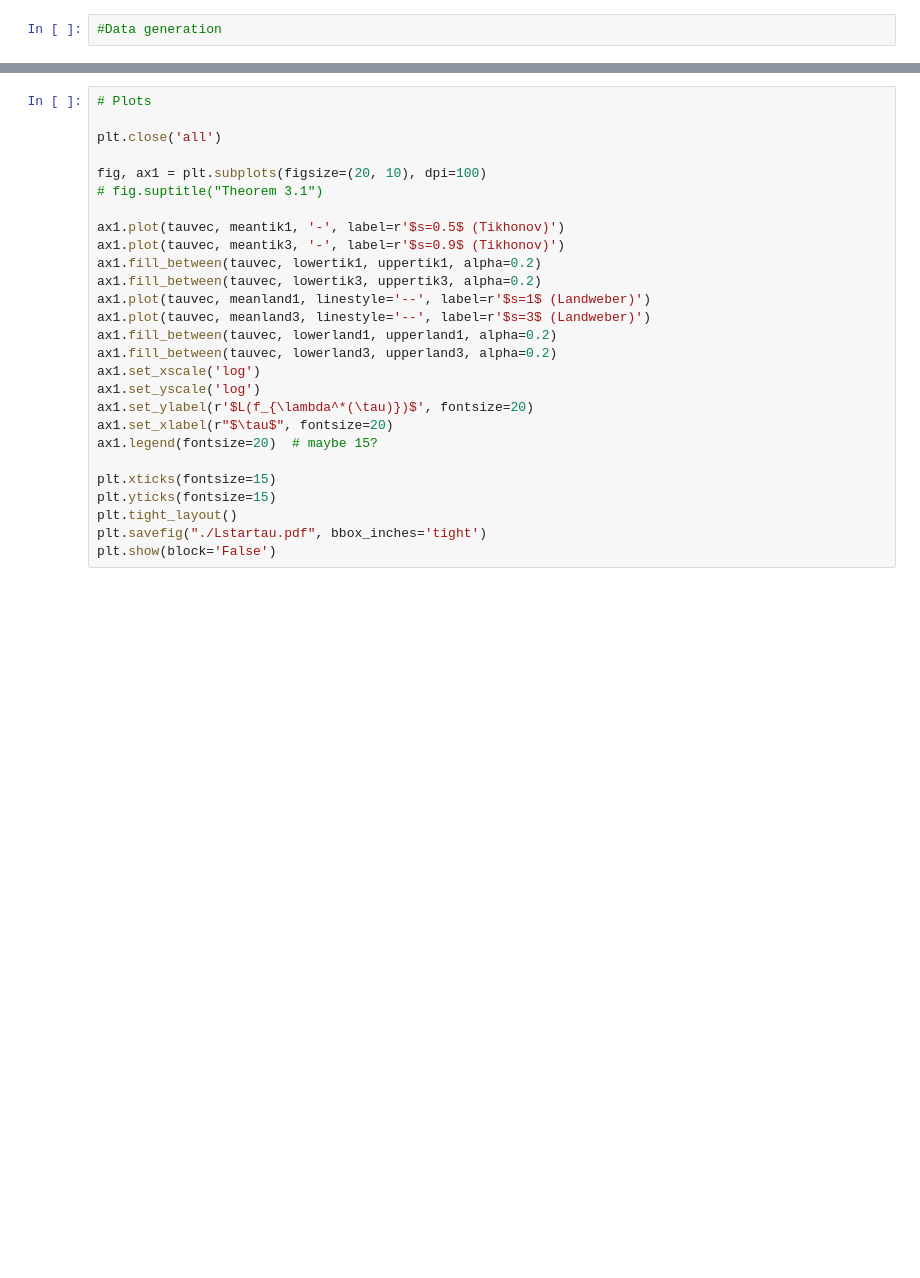
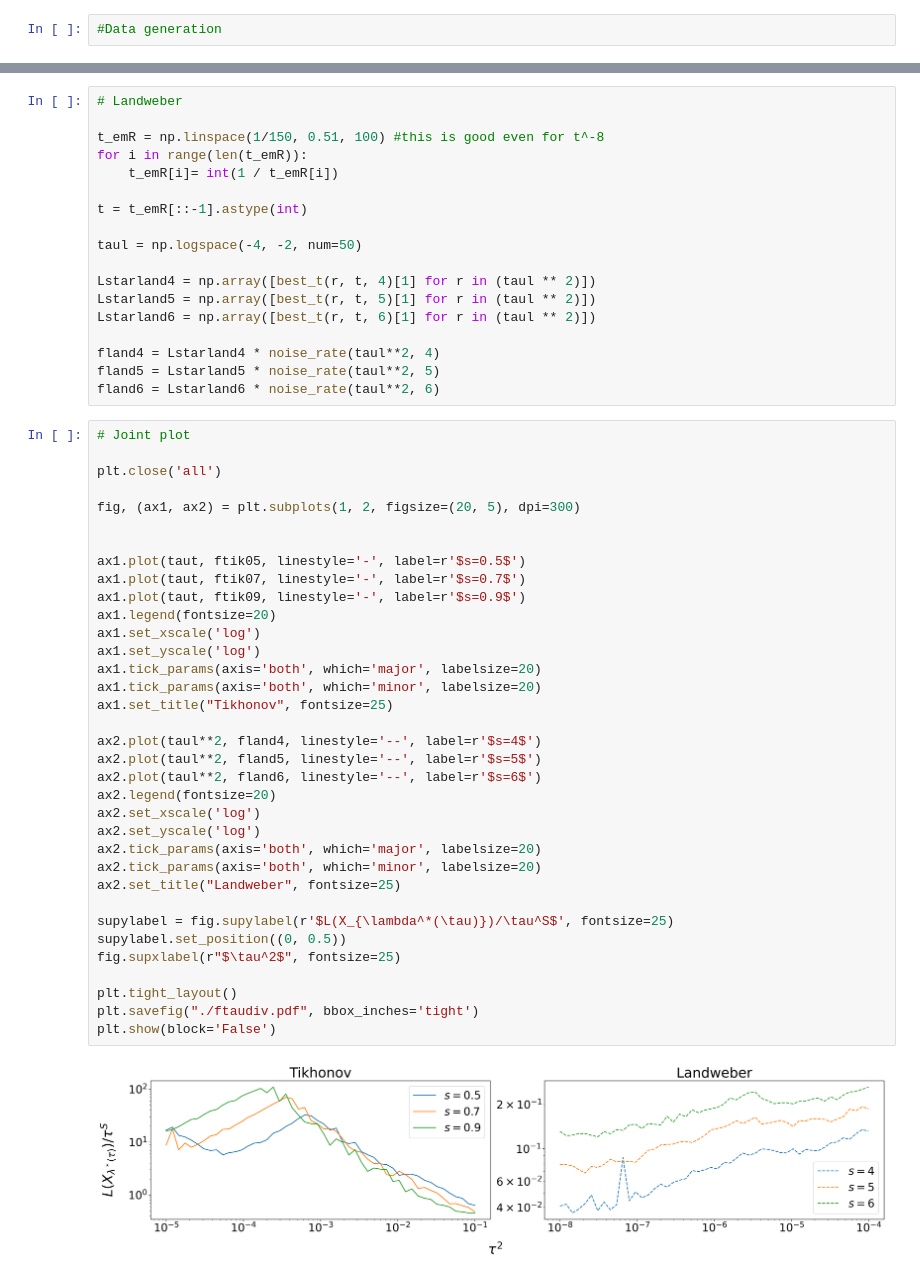
Before and after one commit to TraDE-OPT/Supervised-Learning-for-Inverse-Problems, a Jupyter notebook: spectral.ipynb, the cells around one changed output, grey strips where cells are left out. Saved outputs shown, nothing was run; the diff lists cells and outputs as text; blank space fills up the shorter version.

```diff
--- a/spectral.ipynb
+++ b/spectral.ipynb
@@ -315,27 +260,55 @@ upperland3 = np.quantile(Lstarland3, 0.95, axis=1)
+# %%
+# Landweber
+
+t_emR = np.linspace(1/150, 0.51, 100) #this is good even for t^-8
+for i in range(len(t_emR)):
+    t_emR[i]= int(1 / t_emR[i])
+
+t = t_emR[::-1].astype(int)
+
+taul = np.logspace(-4, -2, num=50)
+
+Lstarland4 = np.array([best_t(r, t, 4)[1] for r in (taul ** 2)])
+Lstarland5 = np.array([best_t(r, t, 5)[1] for r in (taul ** 2)])
+Lstarland6 = np.array([best_t(r, t, 6)[1] for r in (taul ** 2)])
+
+fland4 = Lstarland4 * noise_rate(taul**2, 4)
+fland5 = Lstarland5 * noise_rate(taul**2, 5)
+fland6 = Lstarland6 * noise_rate(taul**2, 6)
 # %%
-# Plots
+# Joint plot
 
 plt.close('all')
 
-fig, ax1 = plt.subplots(figsize=(20, 10), dpi=100)
-# fig.suptitle("Theorem 3.1")
+fig, (ax1, ax2) = plt.subplots(1, 2, figsize=(20, 5), dpi=300)
 
-ax1.plot(tauvec, meantik1, '-', label=r'$s=0.5$ (Tikhonov)')
-ax1.plot(tauvec, meantik3, '-', label=r'$s=0.9$ (Tikhonov)')
-ax1.fill_between(tauvec, lowertik1, uppertik1, alpha=0.2)
-ax1.fill_between(tauvec, lowertik3, uppertik3, alpha=0.2)
-ax1.plot(tauvec, meanland1, linestyle='--', label=r'$s=1$ (Landweber)')
-ax1.plot(tauvec, meanland3, linestyle='--', label=r'$s=3$ (Landweber)')
-ax1.fill_between(tauvec, lowerland1, upperland1, alpha=0.2)
-ax1.fill_between(tauvec, lowerland3, upperland3, alpha=0.2)
+
+ax1.plot(taut, ftik05, linestyle='-', label=r'$s=0.5$')
+ax1.plot(taut, ftik07, linestyle='-', label=r'$s=0.7$')
+ax1.plot(taut, ftik09, linestyle='-', label=r'$s=0.9$')
+ax1.legend(fontsize=20)
 ax1.set_xscale('log')
 ax1.set_yscale('log')
-ax1.set_ylabel(r'$L(f_{\lambda^*(\tau)})$', fontsize=20)
-ax1.set_xlabel(r"$\tau$", fontsize=20)
-ax1.legend(fontsize=20)  # maybe 15?
+ax1.tick_params(axis='both', which='major', labelsize=20)
+ax1.tick_params(axis='both', which='minor', labelsize=20)
+ax1.set_title("Tikhonov", fontsize=25)
 
-plt.xticks(fontsize=15)
-plt.yticks(fontsize=15)
+ax2.plot(taul**2, fland4, linestyle='--', label=r'$s=4$')
+ax2.plot(taul**2, fland5, linestyle='--', label=r'$s=5$')
+ax2.plot(taul**2, fland6, linestyle='--', label=r'$s=6$')
+ax2.legend(fontsize=20)
+ax2.set_xscale('log')
+ax2.set_yscale('log')
+ax2.tick_params(axis='both', which='major', labelsize=20)
+ax2.tick_params(axis='both', which='minor', labelsize=20)
+ax2.set_title("Landweber", fontsize=25)
+
+supylabel = fig.supylabel(r'$L(X_{\lambda^*(\tau)})/\tau^S$', fontsize=25)
+supylabel.set_position((0, 0.5))
+fig.supxlabel(r"$\tau^2$", fontsize=25)
+
 plt.tight_layout()
-plt.savefig("./Lstartau.pdf", bbox_inches='tight')
+plt.savefig("./ftaudiv.pdf", bbox_inches='tight')
 plt.show(block='False')
+# %% [output]
+[figure, added]
```
Also changed, not shown: parts of 18 cells of this notebook.
